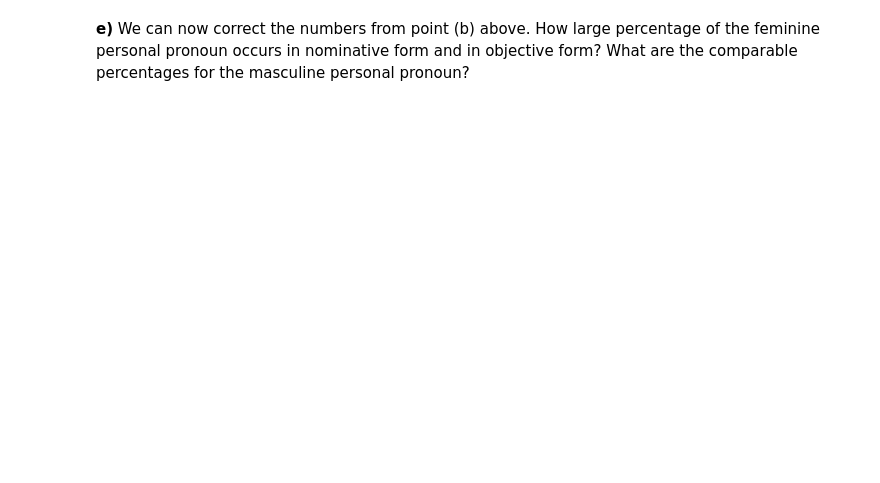
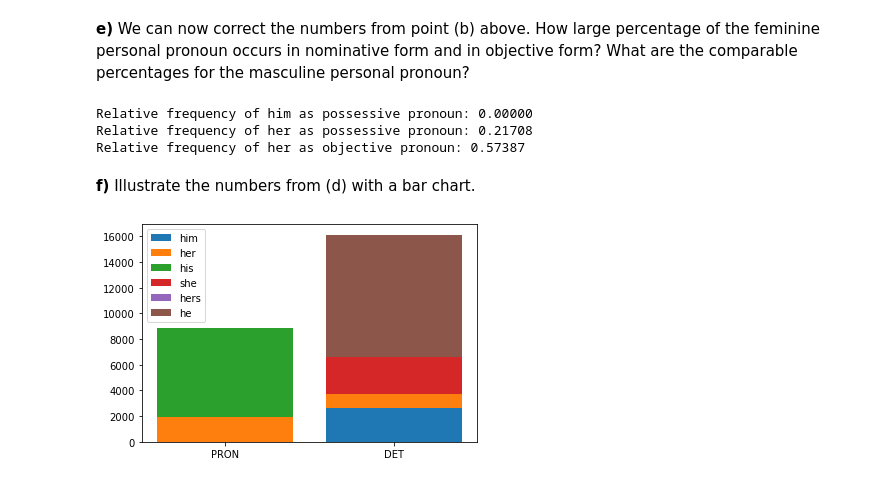
Before and after one commit to FuadDadvar/IN4080, a Jupyter notebook: assignment1/<fuadd>_in4080_mandatory_1.ipynb, the cells around one changed output. Cells and saved outputs as stored; diff of their text form; code cells hidden in the pictures; blank space fills up the shorter version.

```diff
--- a/assignment1/<fuadd>_in4080_mandatory_1.ipynb
+++ b/assignment1/<fuadd>_in4080_mandatory_1.ipynb
@@ -127,0 +123,45 @@ print(f'Relative frequency of her: {female_relative_frequency:3.5f}')
+# %%
+def summation(typPron,lstPron):
+    sum_frequency = 0
+    for word in lstPron:
+        sum_frequency += cfd_new[typPron][word]
+    return sum_frequency
+
+
+#'d_her' stands for determiner her,
+#'p_her' stands for pronoun her,
+#'n_she' stands for noun she.
+d_her = cfd_new['DET']['her']/summation('DET',POSS_pron)
+p_her = cfd_new['PRON']['her']/summation('DET',PP_pron)
+n_she = cfd_new['PRON']['she']/summation('PRON',PP_pron)
+
+
+d_him = cfd_new['DET']['him']/summation('DET',POSS_pron)
+n_he = cfd_new['PRON']['he']/summation('PRON',PP_pron)
+
+print(f'Relative frequency of him as possessive pronoun: {d_him:3.5f}')
+print(f'Relative frequency of her as possessive pronoun: {d_her:3.5f}')
+print(f'Relative frequency of her as objective pronoun: {p_her:3.5f}')
+# %% [output]
+Relative frequency of him as possessive pronoun: 0.00000
+Relative frequency of her as possessive pronoun: 0.21708
+Relative frequency of her as objective pronoun: 0.57387
+# %% [markdown]
+__f)__ Illustrate the numbers from (d) with a bar chart.
+# %%
+xticks = cfd_new.keys()
+
+x = np.arange(0,len(cfd_new.keys()))
+h = np.zeros(len(cfd_new.keys()))
+
+for i, p in enumerate(Tot_pron):
+    y = []
+    for j, genre in enumerate(['DET','PRON']):
+        y.append(cfd_new[genre][p])
+    plt.bar(x,y, label = p, bottom = h)
+    h += y
+plt.xticks(np.arange(0, len(xticks)), xticks)
+plt.legend()
+plt.show()
+# %% [output]
+[figure, added]
```
Also changed, not shown: parts of 33 cells of this notebook, 1 other file.
